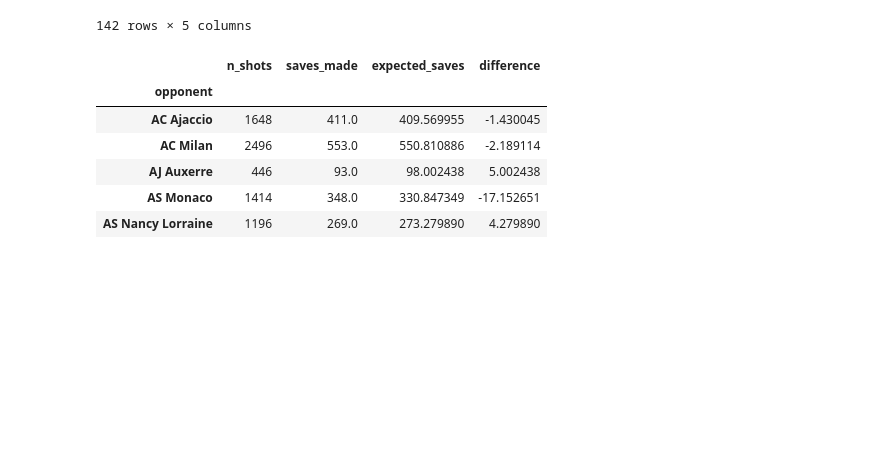
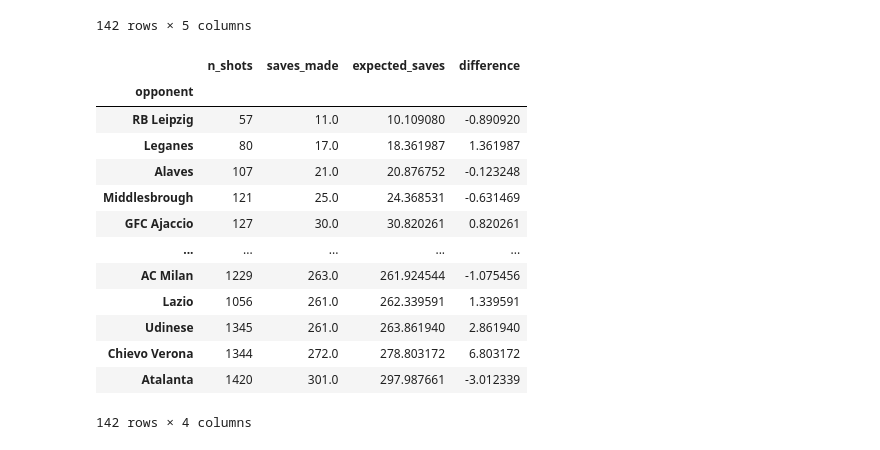
Before and after one commit to gmtorres/MIEIC_19_20_IART, a Jupyter notebook: Proj2/expected_save.ipynb, the cells around one changed output. Drawn from its saved outputs; the diff is of its cells as text; code cells hidden in the pictures; blank space fills up the shorter version.

Commit message:
Outside the area saves

```diff
--- a/Proj2/expected_save.ipynb
+++ b/Proj2/expected_save.ipynb
@@ -194,16 +203,22 @@ xG_Teams[xG_Teams.n_shots>1].sort_values(['xG_per_shot_ratio', 'saves_made'])
 | SpVgg Greuther Furth | 464 | 132.0 | 129.699374 | -2.300626 | 0.279525 |
 142 rows × 5 columns
 # %%
-outside_area = events2[(events2.event_type==1)]
+outside_area = events2[(events2.event_type==1) & (events2.location==15)]
 oA_Teams = outside_area[['opponent', 'event_type', 'true_saves', 'expected_saves', 'difference']].groupby('opponent').sum()
 oA_Teams.columns = ['n_shots', 'saves_made', 'expected_saves', 'difference']
-oA_Teams.head()
-oA_Teams[['saves_made', 'expected_saves']].corr()
+oA_Teams.sort_values(['expected_saves']) #pode meter se difference, etc
 # %% [output]
 |  | n_shots | saves_made | expected_saves | difference |
 | opponent |  |  |  |  |
-| AC Ajaccio | 1648 | 411.0 | 409.569955 | -1.430045 |
-| AC Milan | 2496 | 553.0 | 550.810886 | -2.189114 |
-| AJ Auxerre | 446 | 93.0 | 98.002438 | 5.002438 |
-| AS Monaco | 1414 | 348.0 | 330.847349 | -17.152651 |
-| AS Nancy Lorraine | 1196 | 269.0 | 273.279890 | 4.279890 |
+| RB Leipzig | 57 | 11.0 | 10.109080 | -0.890920 |
+| Leganes | 80 | 17.0 | 18.361987 | 1.361987 |
+| Alaves | 107 | 21.0 | 20.876752 | -0.123248 |
+| Middlesbrough | 121 | 25.0 | 24.368531 | -0.631469 |
+| GFC Ajaccio | 127 | 30.0 | 30.820261 | 0.820261 |
+| ... | ... | ... | ... | ... |
+| AC Milan | 1229 | 263.0 | 261.924544 | -1.075456 |
+| Lazio | 1056 | 261.0 | 262.339591 | 1.339591 |
+| Udinese | 1345 | 261.0 | 263.861940 | 2.861940 |
+| Chievo Verona | 1344 | 272.0 | 278.803172 | 6.803172 |
+| Atalanta | 1420 | 301.0 | 297.987661 | -3.012339 |
+142 rows × 4 columns
```
Also changed, not shown: parts of 9 cells of this notebook.
